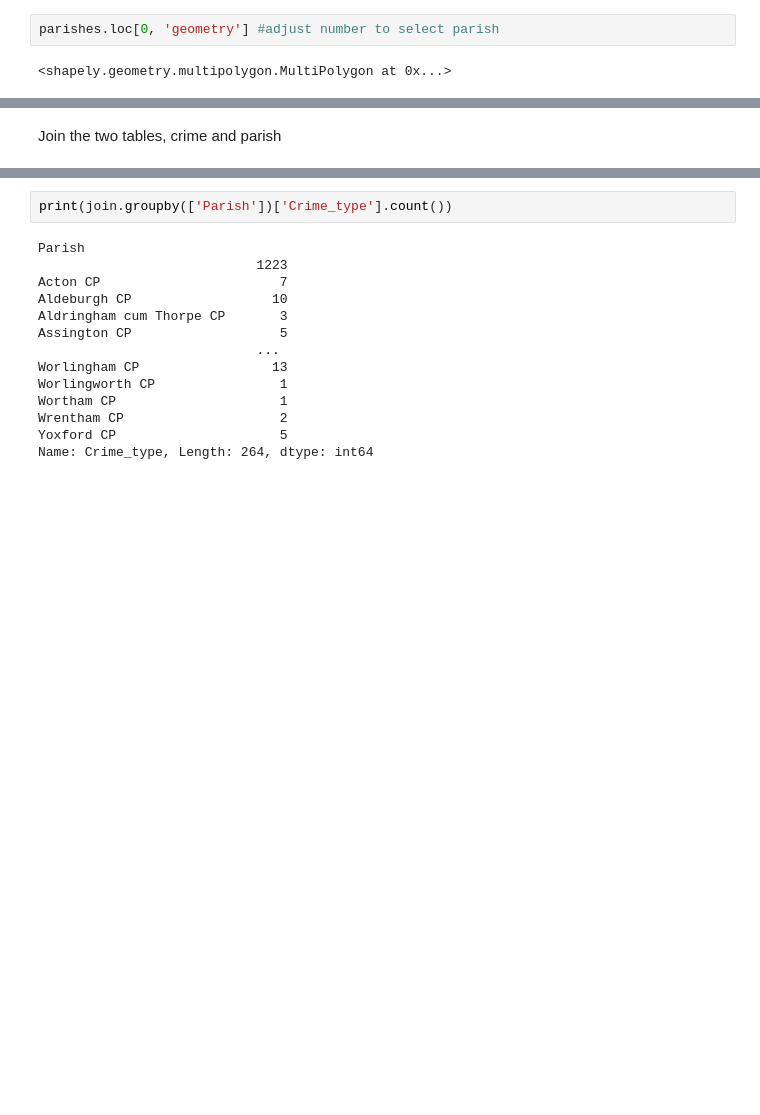
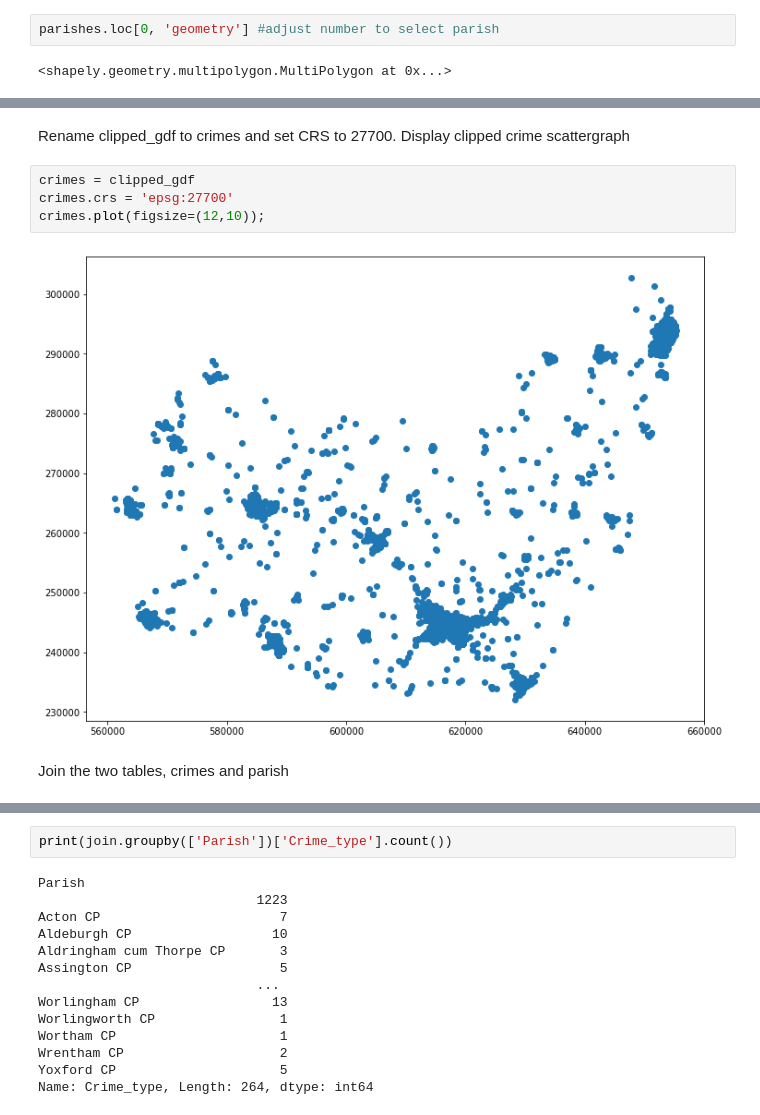
Before and after one commit to GregMcS/egm722CrimeProj, a Jupyter notebook: jupyter-notebook.ipynb, the cells around one changed output, grey strips where cells are left out. Saved outputs shown, nothing was run; the diff lists cells and outputs as text; blank space fills up the shorter version.

```diff
--- a/jupyter-notebook.ipynb
+++ b/jupyter-notebook.ipynb
@@ -150,3 +140,11 @@ crime.plot()
+# %% [markdown]
+Rename clipped_gdf to crimes and set CRS to 27700. Display clipped crime scattergraph
+# %%
+crimes = clipped_gdf
+crimes.crs = 'epsg:27700'
+crimes.plot(figsize=(12,10));
+# %% [output]
+[figure, added]
 # %% [markdown]
-Join the two tables, crime and parish
+Join the two tables, crimes and parish
 # %%
```
Also changed, not shown: parts of 16 cells of this notebook.
